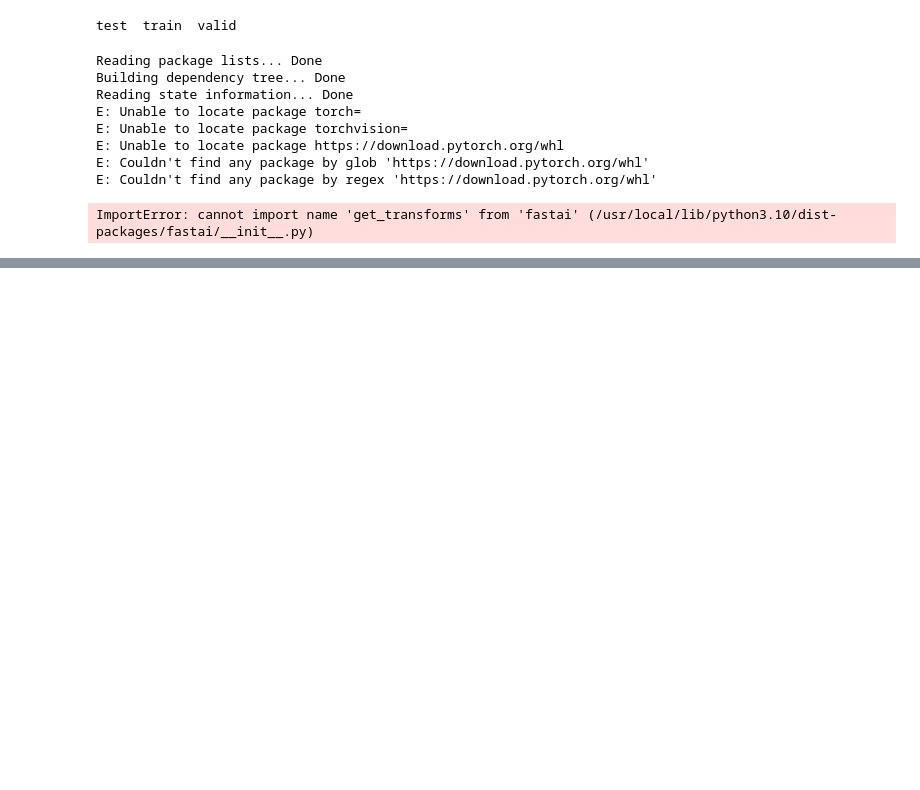
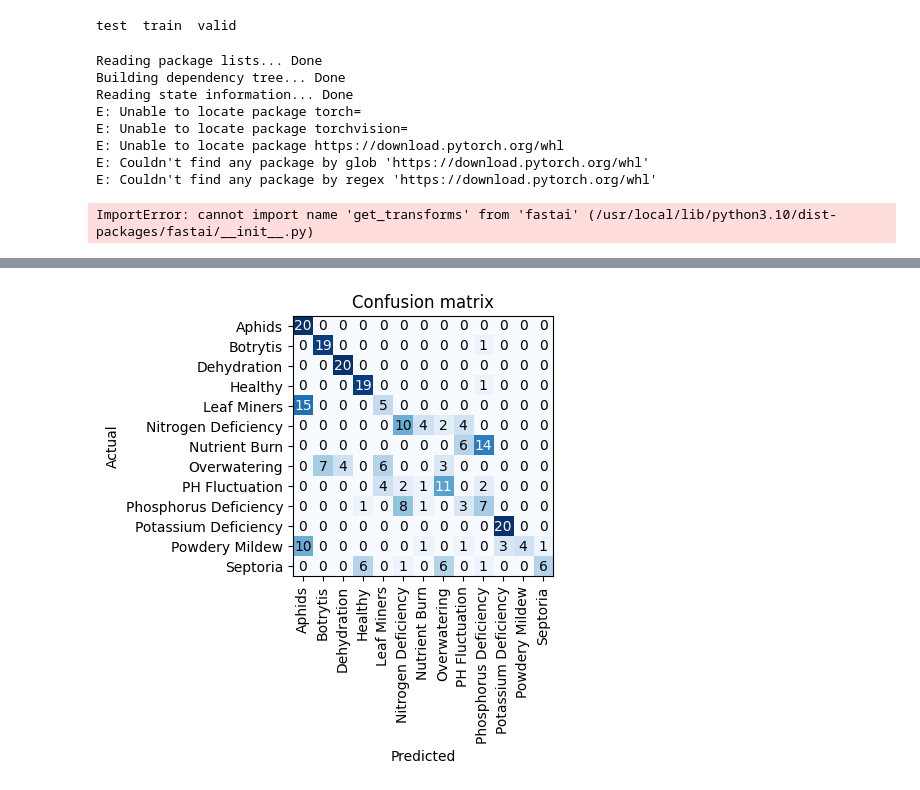
Before and after one commit to gogifemi/cannabis-health-diagnosis, a Jupyter notebook: notebooks/(colab)canhealth_cnn_learner.ipynb, the cells around one changed output, grey strips where cells are left out. Saved outputs shown, nothing was run; the diff lists cells and outputs as text; code cells hidden in the pictures; blank space fills up the shorter version.

```diff
--- a/notebooks/(colab)canhealth_cnn_learner.ipynb
+++ b/notebooks/(colab)canhealth_cnn_learner.ipynb
@@ -113,0 +159,3 @@ interpret.plot_confusion_matrix(figsize=(20,20), dpi=60)
+# %%
+interpret.plot_confusion_matrix()
+# %% [output]
@@ -114,2 +163,3 @@ interpret.plot_confusion_matrix(figsize=(20,20), dpi=60)
+[figure, added]
 # %%
 model.lr_find()
```
Also changed, not shown: parts of 36 cells of this notebook.
